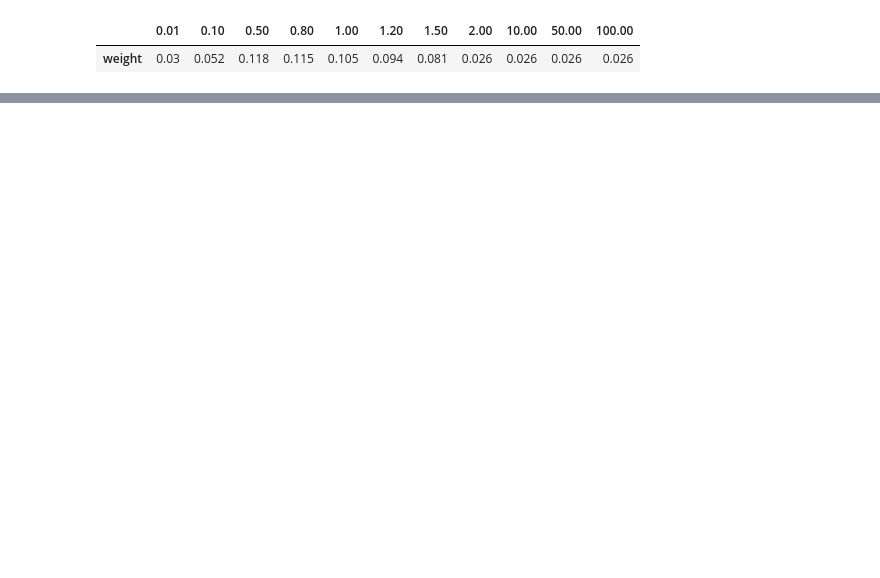
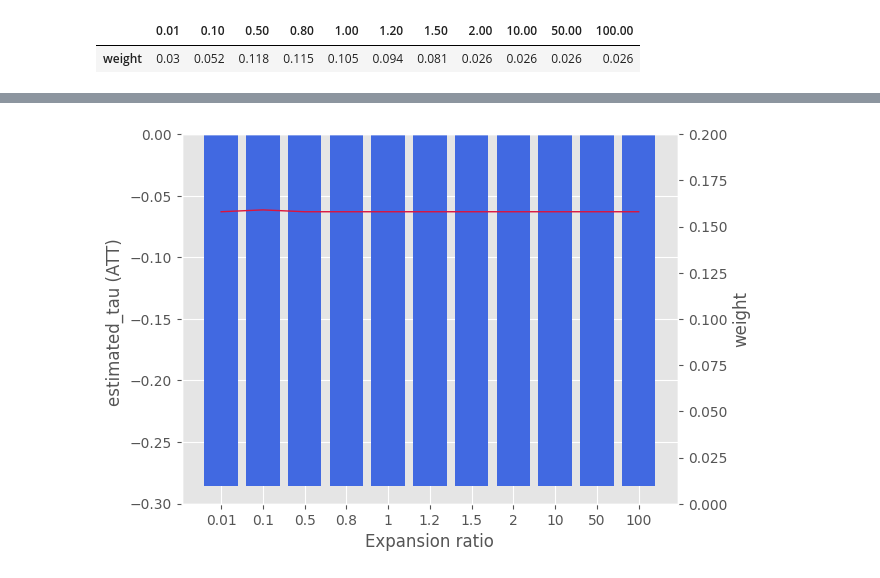
Before and after one commit to MasaAsami/pysynthdid, a Jupyter notebook: notebook/ScaleTesting_of_DonorPools.ipynb, the cells around one changed output, grey strips where cells are left out. Cells and saved outputs as stored; diff of their text form; code cells hidden in the pictures; blank space fills up the shorter version.

```diff
--- a/notebook/ScaleTesting_of_DonorPools.ipynb
+++ b/notebook/ScaleTesting_of_DonorPools.ipynb
@@ -200,0 +240,37 @@ new_hampshire_omega.T
+# %%
+ln_nevada_omega = {}
+ln_nevada_tau = {}
+
+for _e in tqdm(expand_list):
+    _df = df.copy()
+    _df["Nevada"] = _df["Nevada"] * _e
+
+    # log
+    _df = _df.apply(np.log)
+    # re-run
+    _sdid = SynthDID(_df, PRE_TEREM, POST_TEREM, TREATMENT)
+    _sdid.fit(zeta_type="base")
+
+    ln_nevada_tau[_e] = _sdid.hat_tau()
+    hat_omega_sdid, _ = _sdid.estimated_params()
+    ln_nevada_omega[_e] = hat_omega_sdid.query("features == 'Nevada'")[
+        "sdid_weight"
+    ].values[0]
+# %%
+ln_nevada_tau = pd.DataFrame(ln_nevada_tau, index = ["tau"]).T
+ln_nevada_omega = pd.DataFrame(ln_nevada_omega, index = ["weight"]).T
+# %%
+fig, ax1 = plt.subplots()
+ax1.bar(_expand_list , ln_nevada_tau["tau"], align="center", color="royalblue", linewidth=0, label="tau")
+ax1.set_ylabel('estimated_tau (ATT) ')
+ax1.set_xlabel('Expansion ratio')
+
+ax2 = ax1.twinx()
+ax2.plot(_expand_list , ln_nevada_omega["weight"], linewidth=1, color="crimson", label="weight")
+ax2.set_ylabel('weight')
+ax2.grid(False)
+ax2.set_ylim(0 , 0.2)
+
+plt.show()
+# %% [output]
+[figure, added]
```
Also changed, not shown: parts of 5 cells of this notebook.
